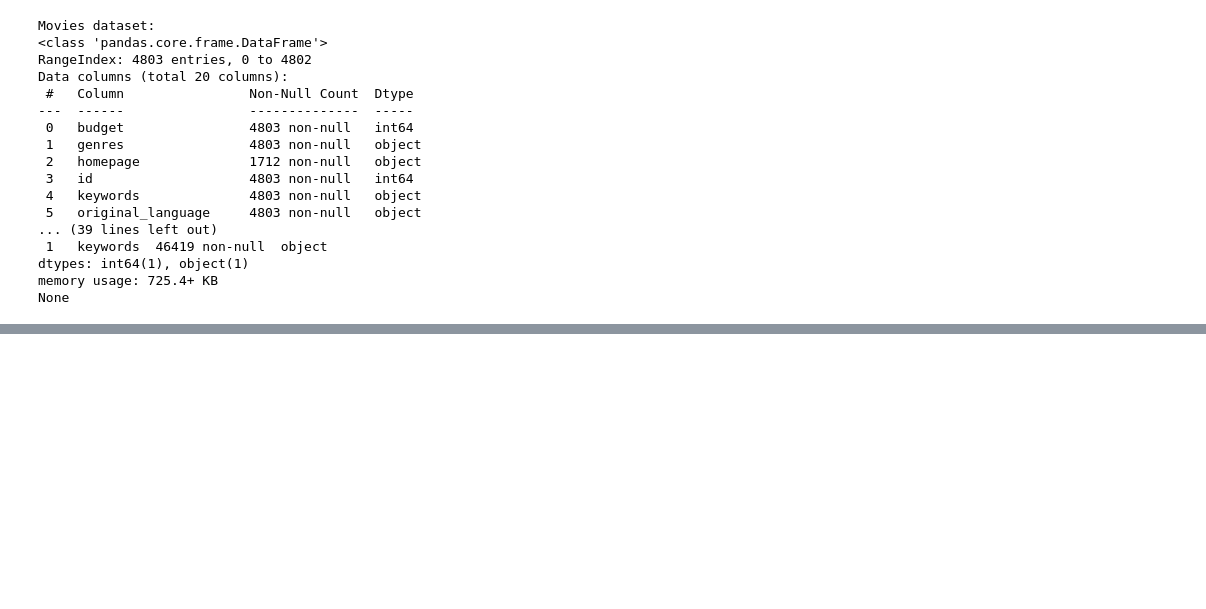
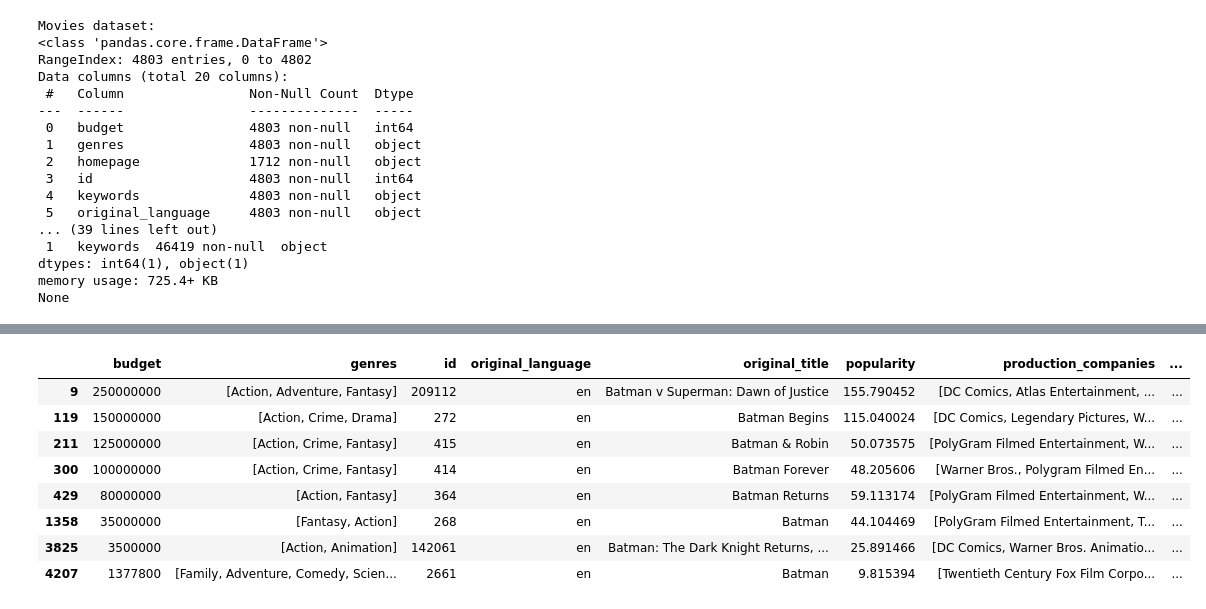
Before and after one commit to ababber19/Stats_402, a Jupyter notebook: Content_Based.ipynb, the cells around one changed output, grey strips where cells are left out. Cells and saved outputs as stored; diff of their text form; code cells hidden in the pictures; blank space fills up the shorter version.

```diff
--- a/Content_Based.ipynb
+++ b/Content_Based.ipynb
@@ -121,6 +242,11 @@ Index(['budget', 'genres', 'id', 'original_language', 'original_title',
 # %%
-# Step 1: Pre-process and combine relevant features
+### Create a combined text feature for cast, crew, and keywords
+### Create transformed_df contaning all tansformed data
+     # Creating column text_features (which we will apply tranformation function to later)
+
 def create_combined_feature(row):
-    return ' '.join(row['genres']) + ' ' + ' '.join(row['keywords']) + ' ' + ' '.join(row['cast'][:3]) + ' ' + ' '.join(row['crew'][:3])
+    return ' '.join(row['keywords']) + ' ' + ' '.join(row['cast'][:3]) + ' ' + ' '.join(row['crew'][:3])
 
-content_based_df['combined_feature'] = content_based_df.apply(create_combined_feature, axis=1)
+# Combine the one_hot_encoded and numerical_transformed DataFrames
+tranformed_df = pd.concat([one_hot_encoded, numerical_transformed], axis=1)
+tranformed_df['text_features'] = content_based_df.apply(create_combined_feature, axis=1)
@@ -179,0 +340,12 @@ content_based_df[content_based_df["title_movies"].str.contains("Truman")]
+# %%
+content_based_df[content_based_df["original_title"].str.contains("Batman")]
+# %% [output]
+|  | budget | genres | id | original_language | original_title | popularity | production_companies | ... |
+| 9 | 250000000 | [Action, Adventure, Fantasy] | 209112 | en | Batman v Superman: Dawn of Justice | 155.790452 | [DC Comics, Atlas Entertainment, ... | ... |
+| 119 | 150000000 | [Action, Crime, Drama] | 272 | en | Batman Begins | 115.040024 | [DC Comics, Legendary Pictures, W... | ... |
+| 211 | 125000000 | [Action, Crime, Fantasy] | 415 | en | Batman & Robin | 50.073575 | [PolyGram Filmed Entertainment, W... | ... |
+| 300 | 100000000 | [Action, Crime, Fantasy] | 414 | en | Batman Forever | 48.205606 | [Warner Bros., Polygram Filmed En... | ... |
+| 429 | 80000000 | [Action, Fantasy] | 364 | en | Batman Returns | 59.113174 | [PolyGram Filmed Entertainment, W... | ... |
+| 1358 | 35000000 | [Fantasy, Action] | 268 | en | Batman | 44.104469 | [PolyGram Filmed Entertainment, T... | ... |
+| 3825 | 3500000 | [Action, Animation] | 142061 | en | Batman: The Dark Knight Returns, ... | 25.891466 | [DC Comics, Warner Bros. Animatio... | ... |
+| 4207 | 1377800 | [Family, Adventure, Comedy, Scien... | 2661 | en | Batman | 9.815394 | [Twentieth Century Fox Film Corpo... | ... |
```
Also changed, not shown: parts of 24 cells of this notebook.
